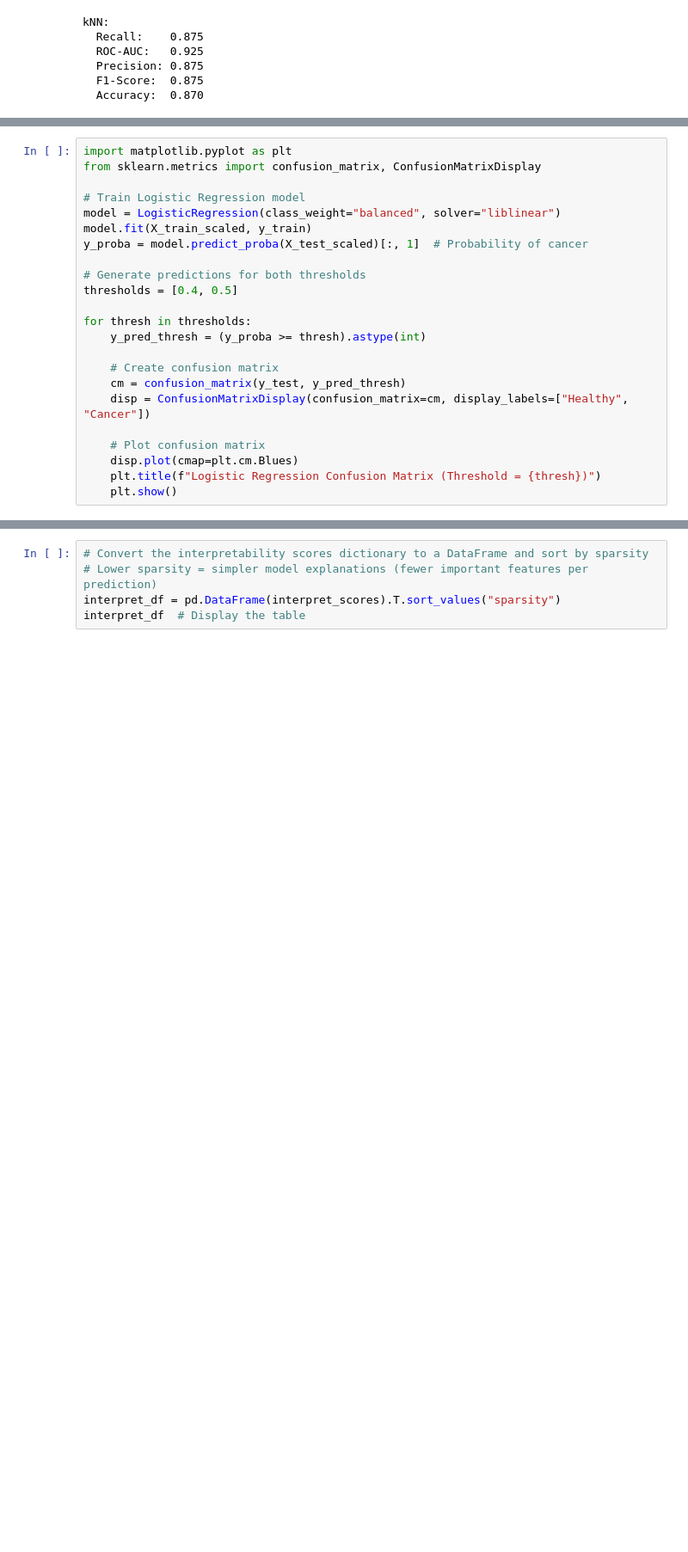
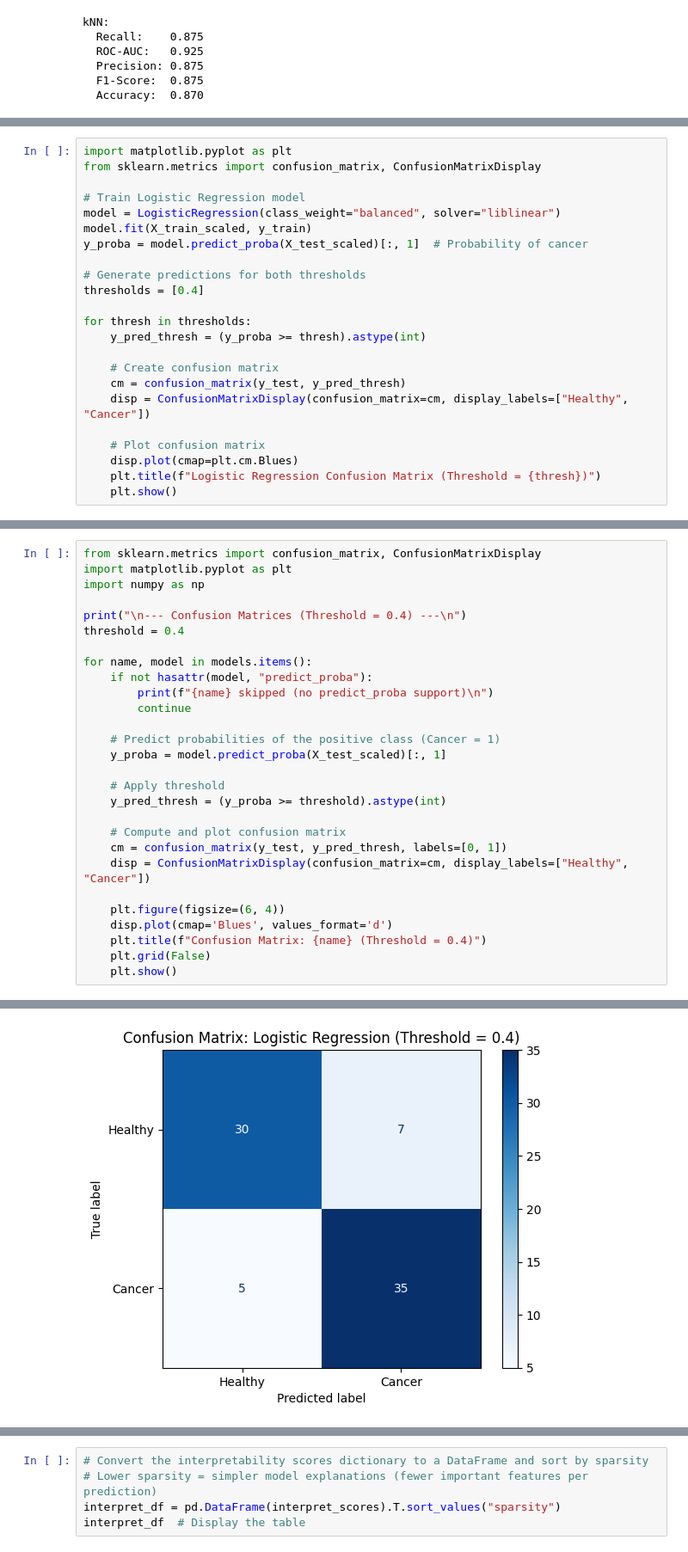
Before and after one commit to JDpodichetty/iRI_2025_AS, a Jupyter notebook: Code/cancer/pancreatic_cancer_code.ipynb, the cells around one changed output, grey strips where cells are left out. Shown at 86% size. Cells and saved outputs as stored; diff of their text form; blank space fills up the shorter version.

```diff
--- a/Code/cancer/pancreatic_cancer_code.ipynb
+++ b/Code/cancer/pancreatic_cancer_code.ipynb
@@ -1001,7 +1083,7 @@ model.fit(X_train_scaled, y_train)
 y_proba = model.predict_proba(X_test_scaled)[:, 1]  # Probability of cancer
 
 # Generate predictions for both thresholds
-thresholds = [0.4, 0.5]
+thresholds = [0.4]
 
 for thresh in thresholds:
     y_pred_thresh = (y_proba >= thresh).astype(int)
@@ -1019,0 +1101,29 @@ for thresh in thresholds:
+# %%
+from sklearn.metrics import confusion_matrix, ConfusionMatrixDisplay
+import matplotlib.pyplot as plt
+import numpy as np
+
+print("\n--- Confusion Matrices (Threshold = 0.4) ---\n")
+threshold = 0.4
+
+for name, model in models.items():
+    if not hasattr(model, "predict_proba"):
+        print(f"{name} skipped (no predict_proba support)\n")
+        continue
+
+    # Predict probabilities of the positive class (Cancer = 1)
+    y_proba = model.predict_proba(X_test_scaled)[:, 1]
+
+    # Apply threshold
+    y_pred_thresh = (y_proba >= threshold).astype(int)
+
+    # Compute and plot confusion matrix
+    cm = confusion_matrix(y_test, y_pred_thresh, labels=[0, 1])
+    disp = ConfusionMatrixDisplay(confusion_matrix=cm, display_labels=["Healthy", "Cancer"])
+
+    plt.figure(figsize=(6, 4))
+    disp.plot(cmap='Blues', values_format='d')
+    plt.title(f"Confusion Matrix: {name} (Threshold = 0.4)")
+    plt.grid(False)
+    plt.show()
+# %% [output]
@@ -1019,0 +1132 @@ for thresh in thresholds:
+[figure, added]
```
Also changed, not shown: parts of 7 cells of this notebook.
